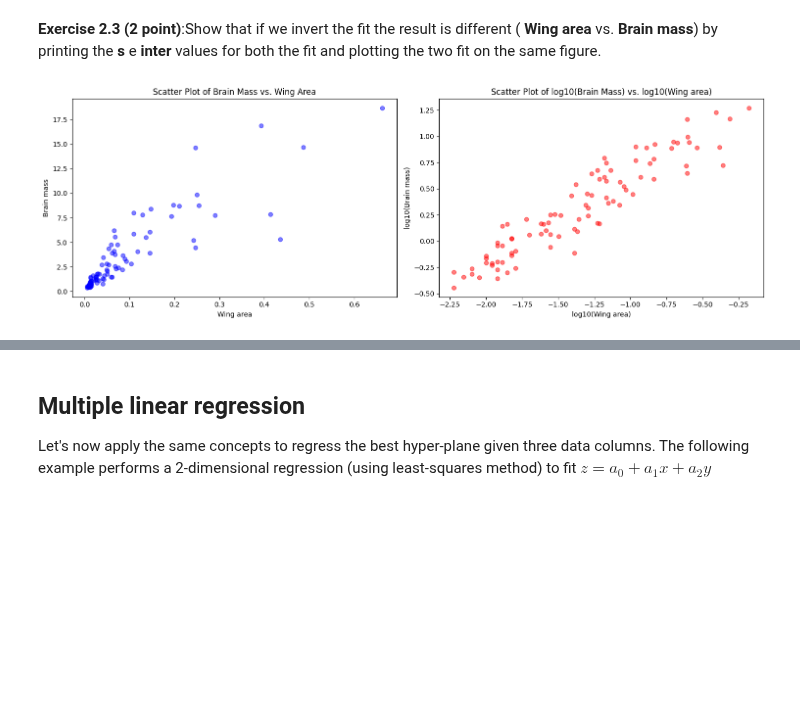
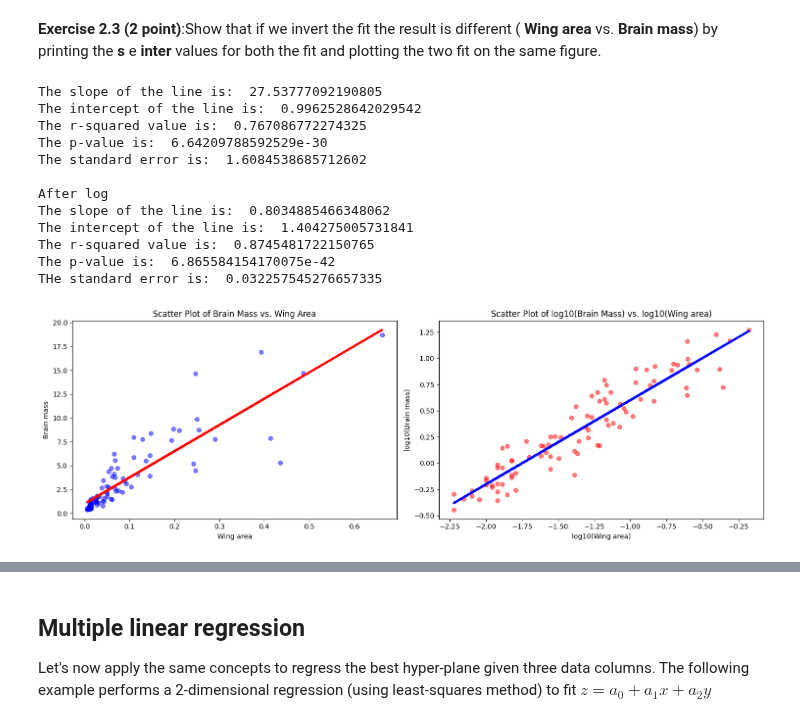
Before and after one commit to troniixx/uzh, a Jupyter notebook: Computational Science/ESC403/Exercise 2/Session_03.ipynb, the cells around one changed output, grey strips where cells are left out. Saved outputs shown, nothing was run; the diff lists cells and outputs as text; code cells hidden in the pictures; blank space fills up the shorter version.

```diff
--- a/Computational Science/ESC403/Exercise 2/Session_03.ipynb
+++ b/Computational Science/ESC403/Exercise 2/Session_03.ipynb
@@ -222,18 +222,37 @@ df.describe()
 **Exercise 2.2 (1 points)**: Plot the column pairs such as  **Brain mass** vs. **Wing area** and display visually. The perform a log10 tranformation on both the column and fit them. Display visually the result.
 # %%
 plt.figure(figsize = (15, 5))
+
+df = df.dropna(subset = ["Brain mass", "Wing area"])
 
 plt.subplot(1, 2, 1)
 plt.scatter(df["Brain mass"], df["Wing area"], color = "blue", alpha = 0.5)
 plt.title("Scatter Plot of Brain Mass vs. Wing Area")
 plt.xlabel("Brain Mass")
 plt.ylabel("Wing Area")
+s, inter, r_value, p_value, std_err = stats.linregress(df["Brain mass"], df["Wing area"])
+line = s * df["Brain mass"] + inter
+plt.plot(df["Brain mass"], line, color = "red", linewidth = 3)
+print("The slope of the line is: ", s)
+print("The intercept of the line is: ", inter)
+print("The r-squared value is: ", r_value**2)
+print("The p-value is: ", p_value)
+print("The standard error is: ", std_err)
 
 plt.subplot(1, 2, 2)
 plt.scatter(np.log10(df["Brain mass"]), np.log10(df["Wing area"]), color = "red", alpha = 0.5)
 plt.title("Scatter Plot of log10(Brain Mass) vs. log10(Wing area)")
 plt.xlabel("log10(Brain Mass)")
 plt.ylabel("log10(Wing Length)")
+s, inter, r_value, p_value, std_err = stats.linregress(np.log10(df["Brain mass"]), np.log10(df["Wing area"]))
+line = s * np.log10(df["Brain mass"]) + inter
+plt.plot(np.log10(df["Brain mass"]), line, color = "blue", linewidth = 3)
+print("\nAfter log")
+print("The slope of the line is: ", s)
+print("The intercept of the line is: ", inter)
+print("The r-squared value is: ", r_value**2)
+print("The p-value is: ", p_value)
+print("THe standard error is: ", std_err)
 
 plt.tight_layout()
 # %% [output]
@@ -243,18 +274,47 @@ plt.tight_layout()
 # %%
 plt.figure(figsize = (15, 5))
 
 plt.subplot(1, 2, 1)
 plt.scatter(df["Wing area"], df["Brain mass"], color = "blue", alpha = 0.5)
 plt.title("Scatter Plot of Brain Mass vs. Wing Area")
 plt.xlabel("Wing area")
 plt.ylabel("Brain mass")
+s, inter, r_value, p_value, std_err = stats.linregress(df["Wing area"], df["Brain mass"])
+line = s * df["Wing area"] + inter
+plt.plot(df["Wing area"], line, color = "red", linewidth = 3)
+print("The slope of the line is: ", s)
+print("The intercept of the line is: ", inter)
+print("The r-squared value is: ", r_value**2)
+print("The p-value is: ", p_value)
+print("The standard error is: ", std_err)
 
 plt.subplot(1, 2, 2)
 plt.scatter(np.log10(df["Wing area"]), np.log10(df["Brain mass"]), color = "red", alpha = 0.5)
 plt.title("Scatter Plot of log10(Brain Mass) vs. log10(Wing area)")
 plt.xlabel("log10(Wing area)")
 plt.ylabel("log10(Brain mass)")
+s, inter, r_value, p_value, std_err = stats.linregress(np.log10(df["Wing area"]), np.log10(df["Brain mass"]))
+line = s * np.log10(df["Wing area"]) + inter
+plt.plot(np.log10(df["Wing area"]), line, color = "blue", linewidth = 3)
+print("\nAfter log")
+print("The slope of the line is: ", s)
+print("The intercept of the line is: ", inter)
+print("The r-squared value is: ", r_value**2)
+print("The p-value is: ", p_value)
+print("The standard error is: ", std_err)
 
 plt.tight_layout()
 # %% [output]
+The slope of the line is:  27.53777092190805
+The intercept of the line is:  0.9962528642029542
+The r-squared value is:  0.767086772274325
+The p-value is:  6.64209788592529e-30
+The standard error is:  1.6084538685712602
+
+After log
+The slope of the line is:  0.8034885466348062
+The intercept of the line is:  1.404275005731841
+The r-squared value is:  0.8745481722150765
+The p-value is:  6.865584154170075e-42
+THe standard error is:  0.032257545276657335
-[figure, old version]
+[figure, new version]
```
Also changed, not shown: parts of 2 cells of this notebook.
